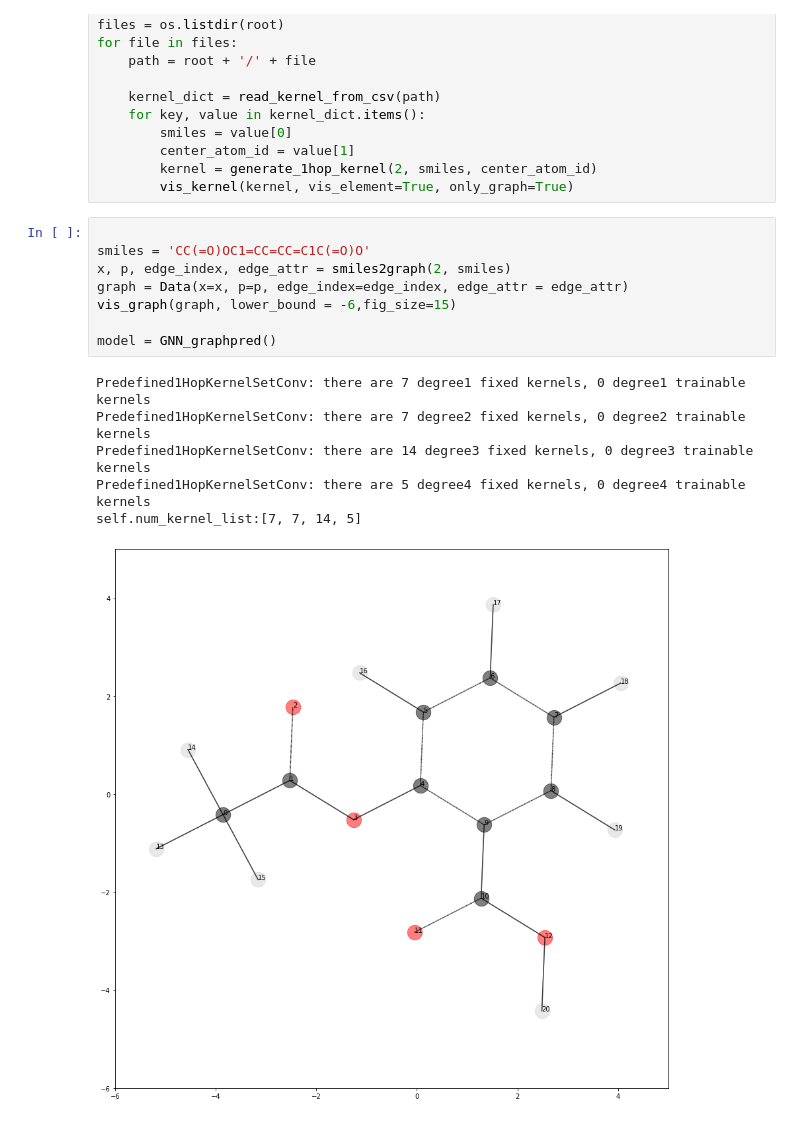
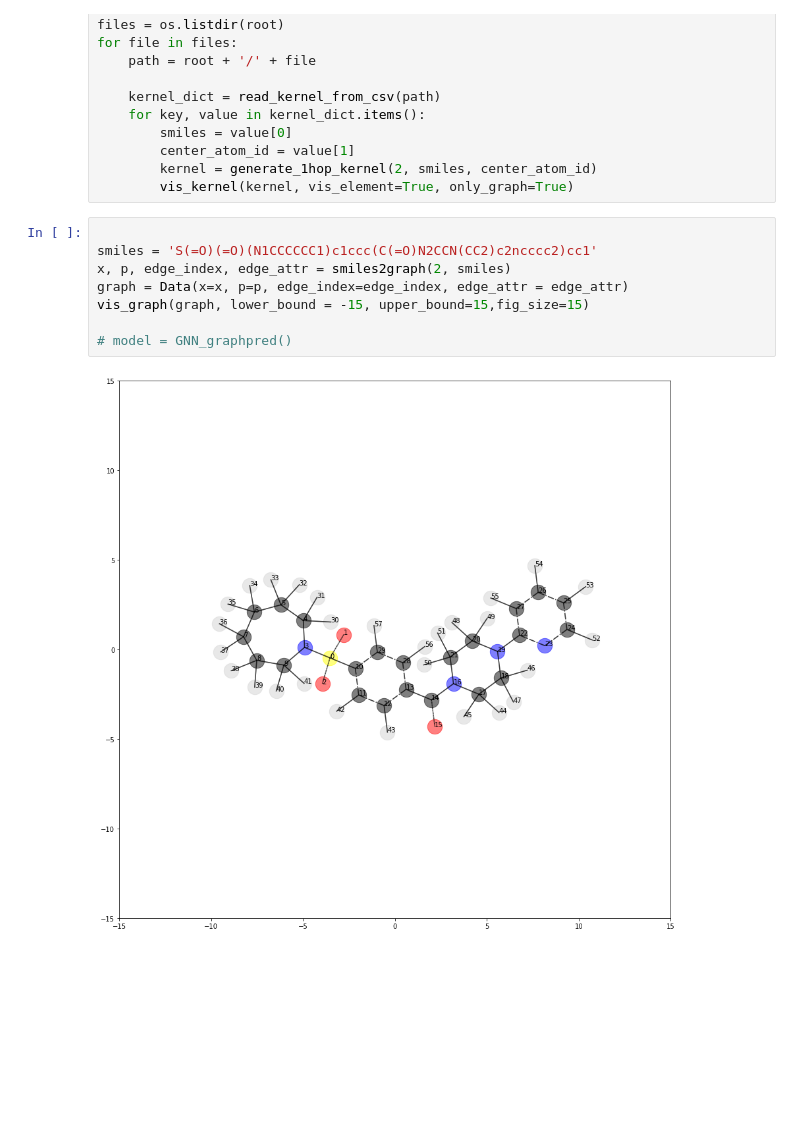
Before and after one commit to LanceKnight/pretrain-gnns, a Jupyter notebook: chem/tools/visualizer.ipynb, the cells around one changed output. Saved outputs shown, nothing was run; the diff lists cells and outputs as text; blank space fills up the shorter version.

```diff
--- a/chem/tools/visualizer.ipynb
+++ b/chem/tools/visualizer.ipynb
@@ -2173,19 +2176,14 @@ for file in files:
         vis_kernel(kernel, vis_element=True, only_graph=True)
 # %%
 
-smiles = 'CC(=O)OC1=CC=CC=C1C(=O)O'
+smiles = 'S(=O)(=O)(N1CCCCCC1)c1ccc(C(=O)N2CCN(CC2)c2ncccc2)cc1'
 x, p, edge_index, edge_attr = smiles2graph(2, smiles)
 graph = Data(x=x, p=p, edge_index=edge_index, edge_attr = edge_attr)
-vis_graph(graph, lower_bound = -6,fig_size=15)
+vis_graph(graph, lower_bound = -15, upper_bound=15,fig_size=15)
 
-model = GNN_graphpred()
+# model = GNN_graphpred()
 # %% [output]
-Predefined1HopKernelSetConv: there are 7 degree1 fixed kernels, 0 degree1 trainable kernels
-Predefined1HopKernelSetConv: there are 7 degree2 fixed kernels, 0 degree2 trainable kernels
-Predefined1HopKernelSetConv: there are 14 degree3 fixed kernels, 0 degree3 trainable kernels
-Predefined1HopKernelSetConv: there are 5 degree4 fixed kernels, 0 degree4 trainable kernels
-self.num_kernel_list:[7, 7, 14, 5]
-[figure, old version]
+[figure, new version]
 # %%
 # test of imbalance handling
 from torch.utils.data import WeightedRandomSampler
```
Also changed, not shown: parts of 5 cells of this notebook, 5 other files.
